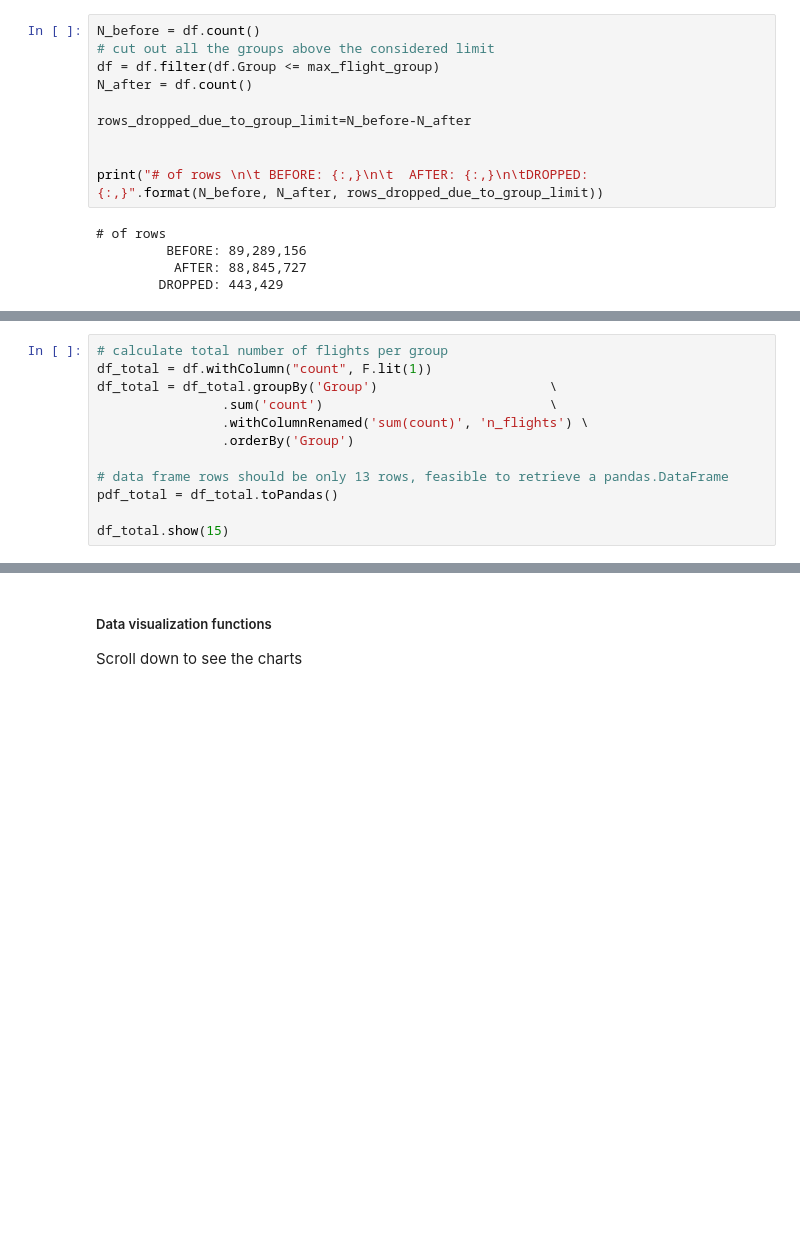
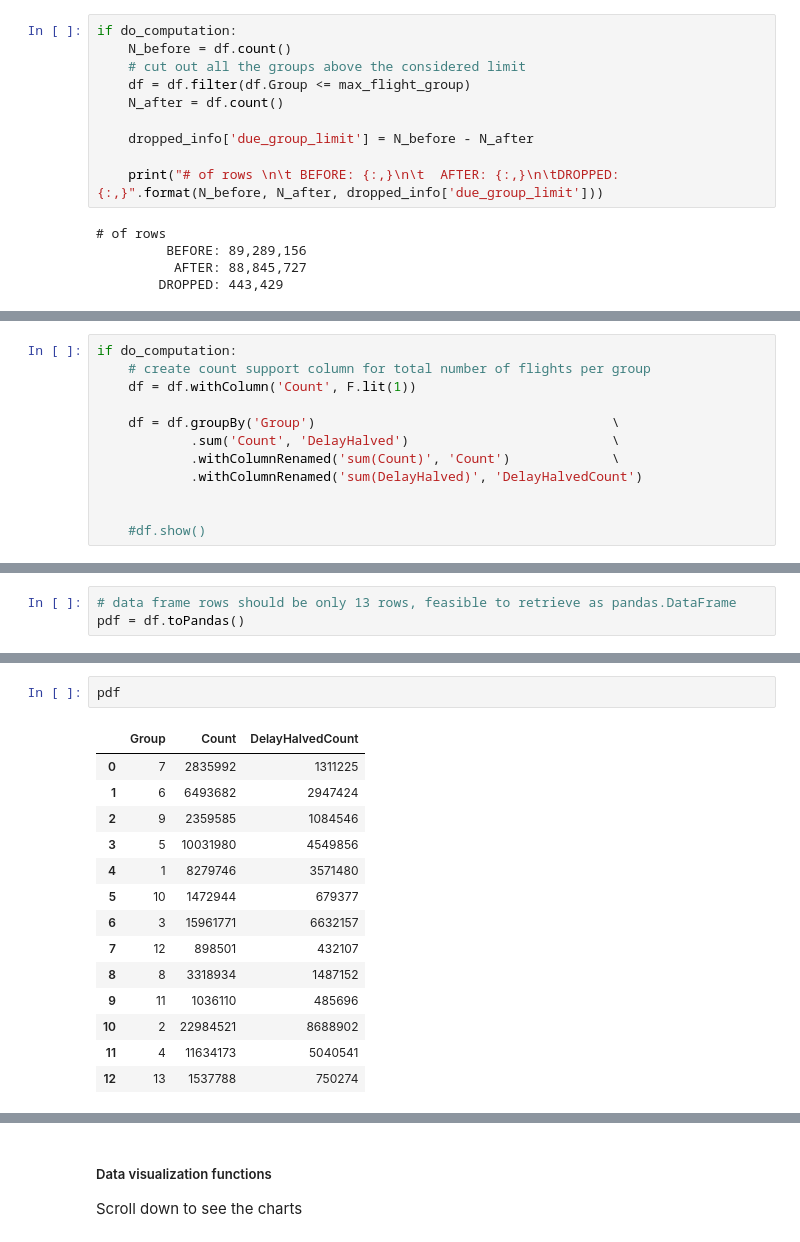
Before and after one commit to polimi-mt-acg/USA-airlines-statistics-1994-2008, a Jupyter notebook: notebooks/03-distance-groups-percentages-halved-delay.ipynb, the cells around one changed output, grey strips where cells are left out. Saved outputs shown, nothing was run; the diff lists cells and outputs as text; blank space fills up the shorter version.

```diff
--- a/notebooks/03-distance-groups-percentages-halved-delay.ipynb
+++ b/notebooks/03-distance-groups-percentages-halved-delay.ipynb
@@ -174,15 +226,15 @@ df = df.withColumn("Group", F.floor(df.Distance / 200) + 1)
 
 All flights that were categorized in groups above 13, will be dropped.
 # %%
-N_before = df.count()
-# cut out all the groups above the considered limit
-df = df.filter(df.Group <= max_flight_group)
-N_after = df.count()
+if do_computation:
+    N_before = df.count()
+    # cut out all the groups above the considered limit
+    df = df.filter(df.Group <= max_flight_group)
+    N_after = df.count()
 
-rows_dropped_due_to_group_limit=N_before-N_after
+    dropped_info['due_group_limit'] = N_before - N_after
 
-
-print("# of rows \n\t BEFORE: {:,}\n\t  AFTER: {:,}\n\tDROPPED: {:,}".format(N_before, N_after, rows_dropped_due_to_group_limit))
+    print("# of rows \n\t BEFORE: {:,}\n\t  AFTER: {:,}\n\tDROPPED: {:,}".format(N_before, N_after, dropped_info['due_group_limit']))
 # %% [output]
 # of rows
          BEFORE: 89,289,156
@@ -231,0 +265,12 @@ only showing top 20 rows
+# %%
+if do_computation:
+    # create count support column for total number of flights per group
+    df = df.withColumn('Count', F.lit(1))
+
+    df = df.groupBy('Group')                                      \
+            .sum('Count', 'DelayHalved')                          \
+            .withColumnRenamed('sum(Count)', 'Count')             \
+            .withColumnRenamed('sum(DelayHalved)', 'DelayHalvedCount')
+
+
+    #df.show()
@@ -232,12 +289,3 @@ only showing top 20 rows
 # %%
-# calculate total number of flights per group
-df_total = df.withColumn("count", F.lit(1))
-df_total = df_total.groupBy('Group')                      \
-                .sum('count')                             \
-                .withColumnRenamed('sum(count)', 'n_flights') \
-                .orderBy('Group')
-
-# data frame rows should be only 13 rows, feasible to retrieve a pandas.DataFrame
-pdf_total = df_total.toPandas()
-
-df_total.show(15)
+# data frame rows should be only 13 rows, feasible to retrieve as pandas.DataFrame
+pdf = df.toPandas()
@@ -292,0 +292,17 @@ df_perc.show(30)
+# %%
+pdf
+# %% [output]
+|  | Group | Count | DelayHalvedCount |
+| 0 | 7 | 2835992 | 1311225 |
+| 1 | 6 | 6493682 | 2947424 |
+| 2 | 9 | 2359585 | 1084546 |
+| 3 | 5 | 10031980 | 4549856 |
+| 4 | 1 | 8279746 | 3571480 |
+| 5 | 10 | 1472944 | 679377 |
+| 6 | 3 | 15961771 | 6632157 |
+| 7 | 12 | 898501 | 432107 |
+| 8 | 8 | 3318934 | 1487152 |
+| 9 | 11 | 1036110 | 485696 |
+| 10 | 2 | 22984521 | 8688902 |
+| 11 | 4 | 11634173 | 5040541 |
+| 12 | 13 | 1537788 | 750274 |
```
Also changed, not shown: parts of 42 cells of this notebook.
